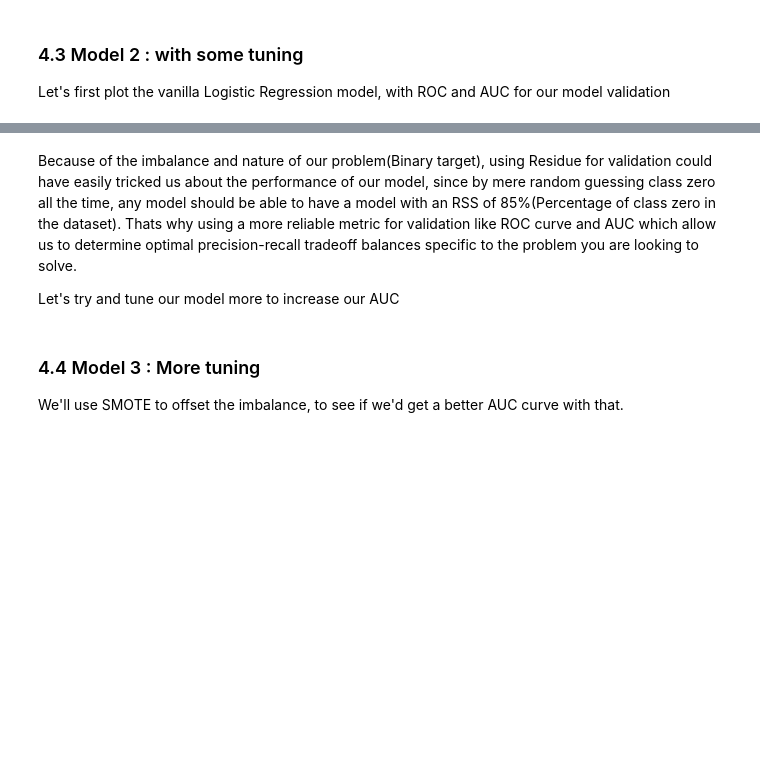
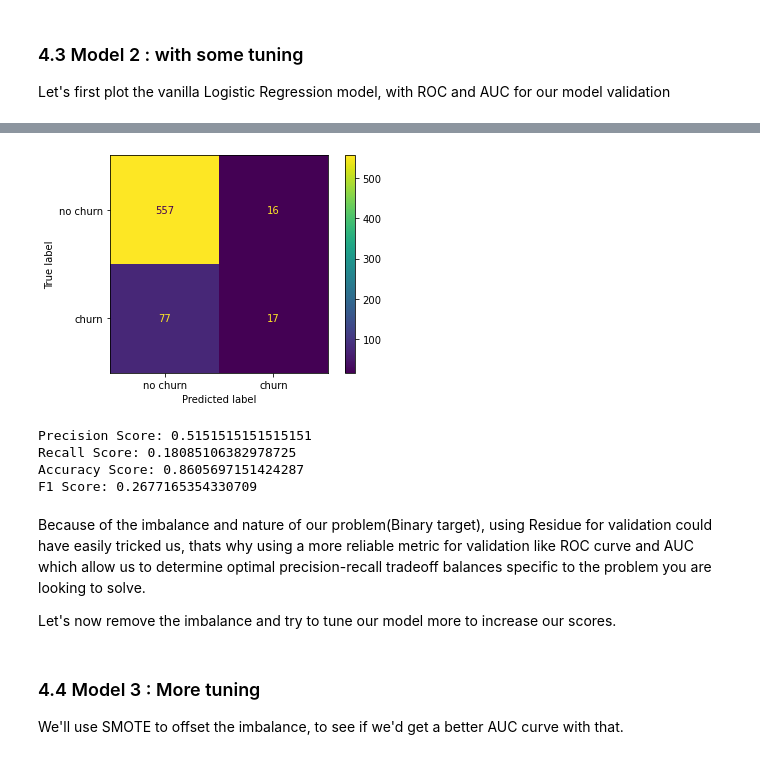
Before and after one commit to danieloselu3/SyriaTel-Telecom-Analysis, a Jupyter notebook: index.ipynb, the cells around one changed output, grey strips where cells are left out. Saved outputs shown, nothing was run; the diff lists cells and outputs as text; code cells hidden in the pictures; blank space fills up the shorter version.

```diff
--- a/index.ipynb
+++ b/index.ipynb
@@ -767,7 +790,27 @@ Test AUC: 0.8004901414726523
+# %%
+# confusion report
+# Plot confusion matrix of the test set
+plot_confusion_matrix(log_model_2, X_test_scaled, y_test,
+                      display_labels=["no churn", "churn"],
+                      values_format=".5g")
+plt.grid(False) # removes the annoying grid lines from plot
+plt.show()
+# %% [output]
+[figure, added]
+# %%
+y_hat_test = log_model_2.predict(X_test_scaled)
+print_metrics(y_test, y_hat_test)
+# %% [output]
+Precision Score: 0.5151515151515151
+Recall Score: 0.18085106382978725
+Accuracy Score: 0.8605697151424287
+F1 Score: 0.2677165354330709
 # %% [markdown]
-Because of the imbalance and nature of our problem(Binary target), using Residue for validation could have easily tricked us about the performance of our model, since by mere random guessing class zero all the time, any model should be able to have a model with an RSS of 85%(Percentage of class zero in the dataset). Thats why using a more reliable metric for validation like ROC curve and AUC which allow us to determine optimal precision-recall tradeoff balances specific to the problem you are looking to solve.
 
-Let's try and tune our model more to increase our AUC
+
+Because of the imbalance and nature of our problem(Binary target), using Residue for validation could have easily tricked us, thats why using a more reliable metric for validation like ROC curve and AUC which allow us to determine optimal precision-recall tradeoff balances specific to the problem you are looking to solve.
+
+Let's now remove the imbalance and try to tune our model more to increase our scores.
 # %% [markdown]
 ### 4.4 Model 3 : More tuning
 
```
Also changed, not shown: parts of 48 cells of this notebook.
